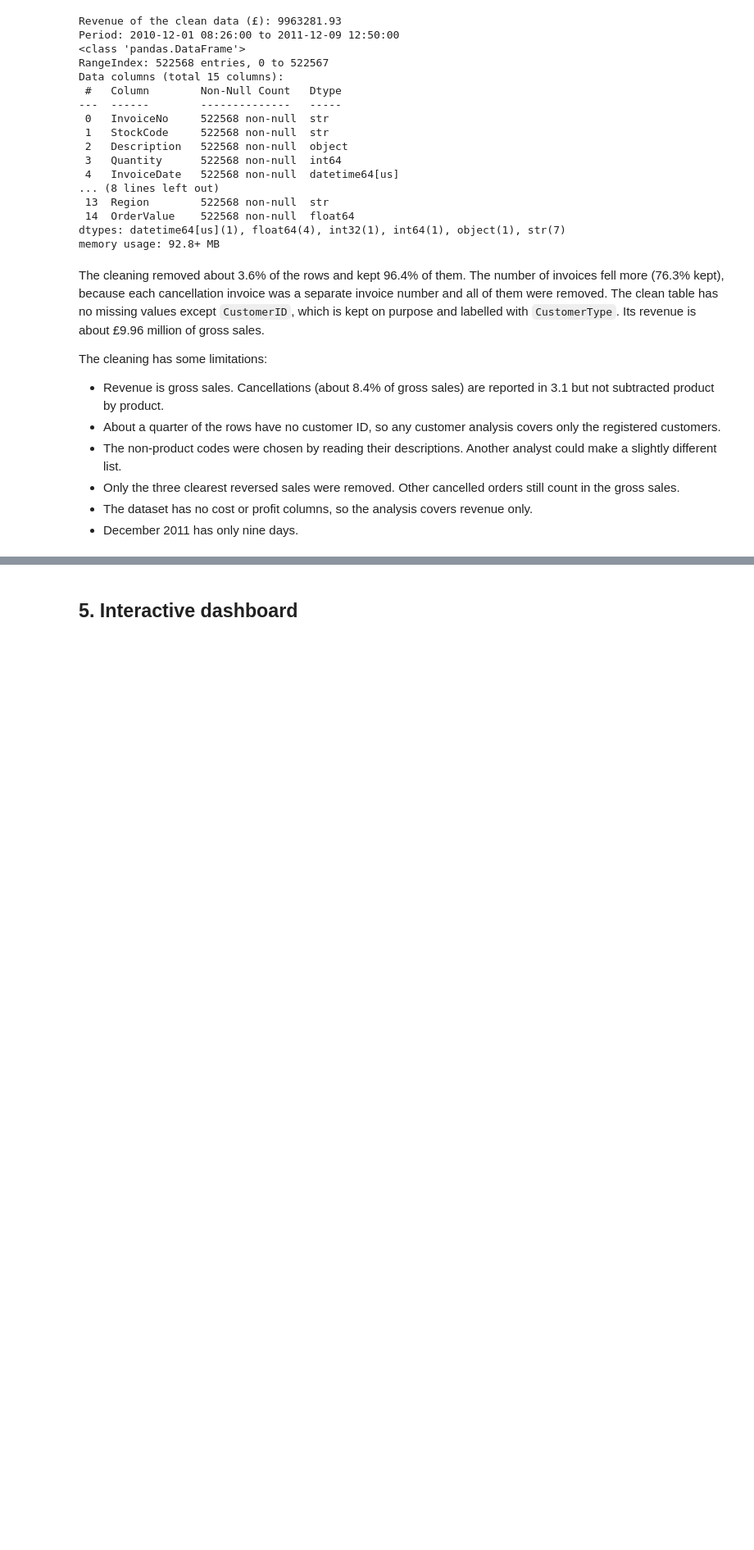
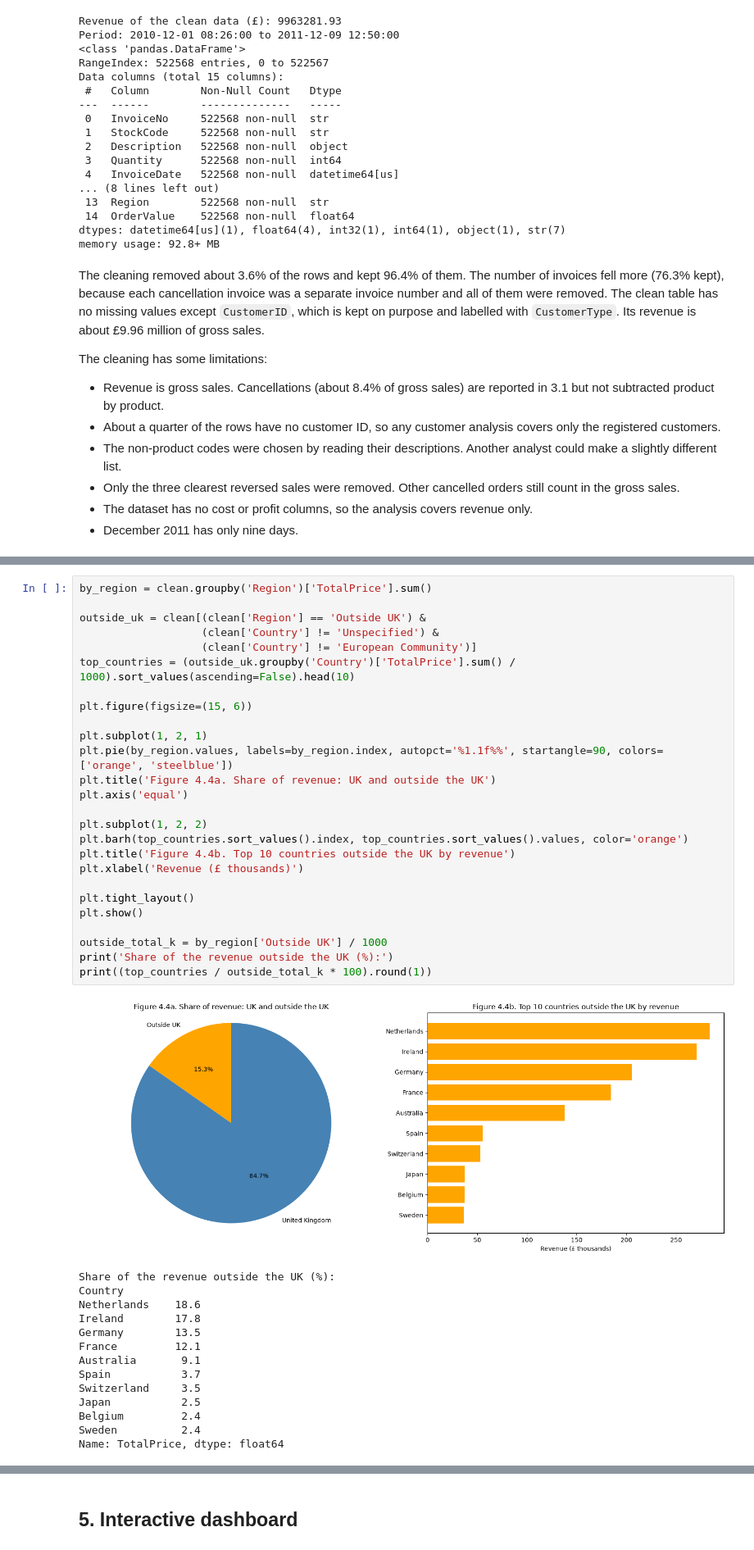
Before and after one commit to MatheusFerreiraL/dvc-ca2-online-retail, a Jupyter notebook: dvc_ca2_online_retail.ipynb, the cells around one changed output, grey strips where cells are left out. Shown at 82% size. Drawn from its saved outputs; the diff is of its cells as text; blank space fills up the shorter version.

```diff
--- a/dvc_ca2_online_retail.ipynb
+++ b/dvc_ca2_online_retail.ipynb
@@ -759,0 +981,41 @@ The cleaning has some limitations:
+# %%
+by_region = clean.groupby('Region')['TotalPrice'].sum()
+
+outside_uk = clean[(clean['Region'] == 'Outside UK') &
+                   (clean['Country'] != 'Unspecified') &
+                   (clean['Country'] != 'European Community')]
+top_countries = (outside_uk.groupby('Country')['TotalPrice'].sum() / 1000).sort_values(ascending=False).head(10)
+
+plt.figure(figsize=(15, 6))
+
+plt.subplot(1, 2, 1)
+plt.pie(by_region.values, labels=by_region.index, autopct='%1.1f%%', startangle=90, colors=['orange', 'steelblue'])
+plt.title('Figure 4.4a. Share of revenue: UK and outside the UK')
+plt.axis('equal')
+
+plt.subplot(1, 2, 2)
+plt.barh(top_countries.sort_values().index, top_countries.sort_values().values, color='orange')
+plt.title('Figure 4.4b. Top 10 countries outside the UK by revenue')
+plt.xlabel('Revenue (£ thousands)')
+
+plt.tight_layout()
+plt.show()
+
+outside_total_k = by_region['Outside UK'] / 1000
+print('Share of the revenue outside the UK (%):')
+print((top_countries / outside_total_k * 100).round(1))
+# %% [output]
+[figure, added]
+Share of the revenue outside the UK (%):
+Country
+Netherlands    18.6
+Ireland        17.8
+Germany        13.5
+France         12.1
+Australia       9.1
+Spain           3.7
+Switzerland     3.5
+Japan           2.5
+Belgium         2.4
+Sweden          2.4
+Name: TotalPrice, dtype: float64
```
Also changed, not shown: parts of 31 cells of this notebook.
